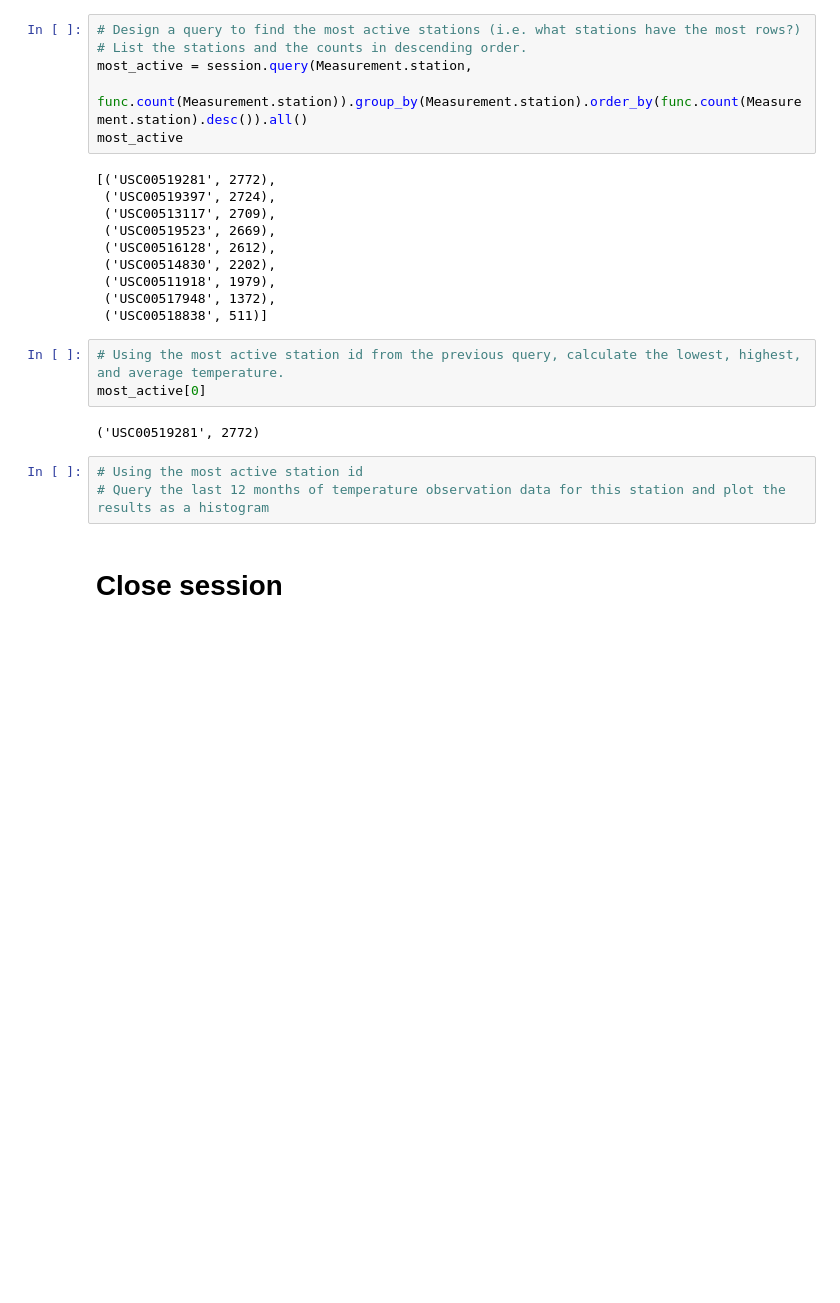
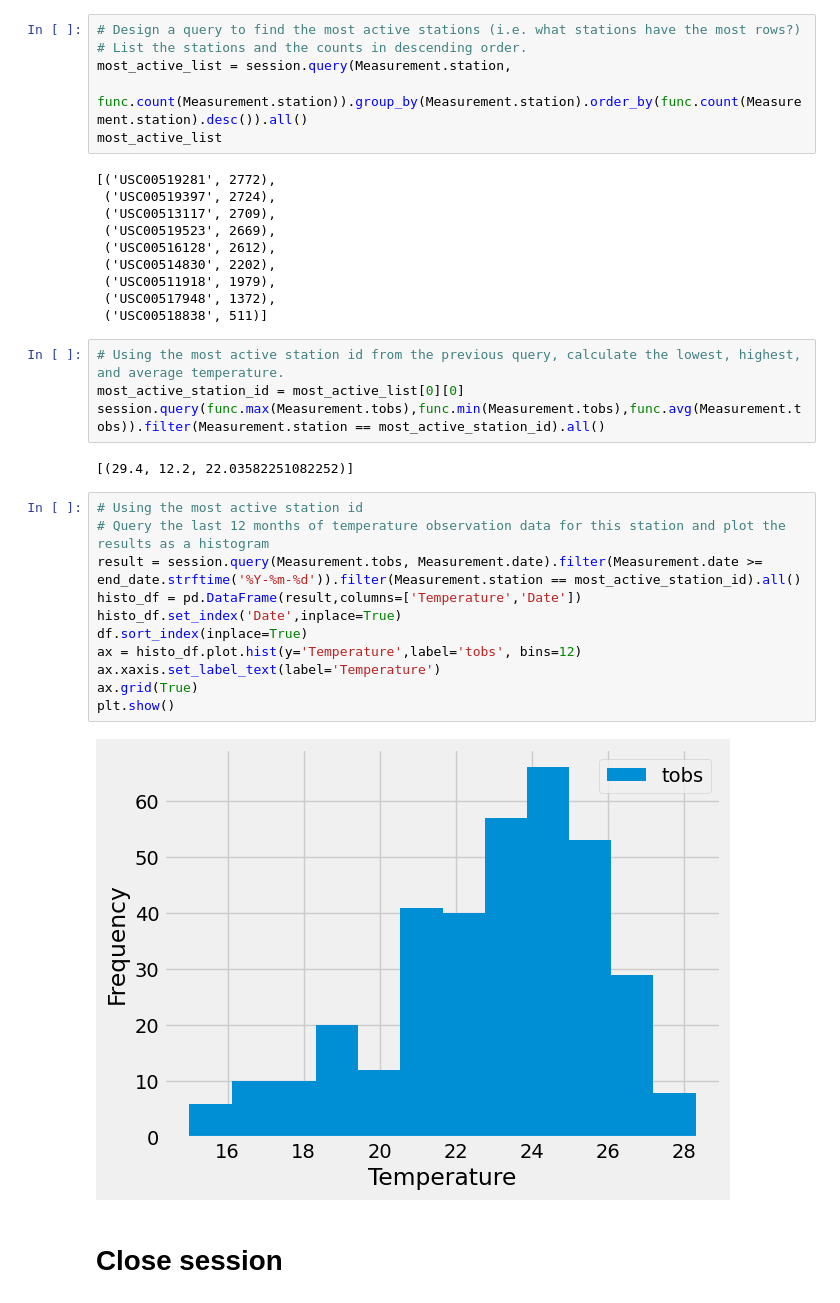
Before and after one commit to ricarojas/sqlalchemy-challenge, a Jupyter notebook: climate_starter.ipynb, the cells around one changed output. Cells and saved outputs as stored; diff of their text form; blank space fills up the shorter version.

```diff
--- a/climate_starter.ipynb
+++ b/climate_starter.ipynb
@@ -103,9 +103,9 @@ session.query(Station.station).count()
 # %%
 # Design a query to find the most active stations (i.e. what stations have the most rows?)
 # List the stations and the counts in descending order.
-most_active = session.query(Measurement.station,
+most_active_list = session.query(Measurement.station,
    func.count(Measurement.station)).group_by(Measurement.station).order_by(func.count(Measurement.station).desc()).all()
-most_active
+most_active_list
 # %% [output]
 [('USC00519281', 2772),
  ('USC00519397', 2724),
@@ -118,12 +118,23 @@ most_active
  ('USC00518838', 511)]
 # %%
 # Using the most active station id from the previous query, calculate the lowest, highest, and average temperature.
-most_active[0]
+most_active_station_id = most_active_list[0][0]
+session.query(func.max(Measurement.tobs),func.min(Measurement.tobs),func.avg(Measurement.tobs)).filter(Measurement.station == most_active_station_id).all()
 # %% [output]
-('USC00519281', 2772)
+[(29.4, 12.2, 22.03582251082252)]
 # %%
 # Using the most active station id
 # Query the last 12 months of temperature observation data for this station and plot the results as a histogram
+result = session.query(Measurement.tobs, Measurement.date).filter(Measurement.date >= end_date.strftime('%Y-%m-%d')).filter(Measurement.station == most_active_station_id).all()
+histo_df = pd.DataFrame(result,columns=['Temperature','Date'])
+histo_df.set_index('Date',inplace=True)
+df.sort_index(inplace=True)
+ax = histo_df.plot.hist(y='Temperature',label='tobs', bins=12)
+ax.xaxis.set_label_text(label='Temperature')
+ax.grid(True)
+plt.show()
+# %% [output]
+[figure, added]
 # %% [markdown]
 # Close session
 # %%
```
Also changed, not shown: parts of 1 cell of this notebook.
